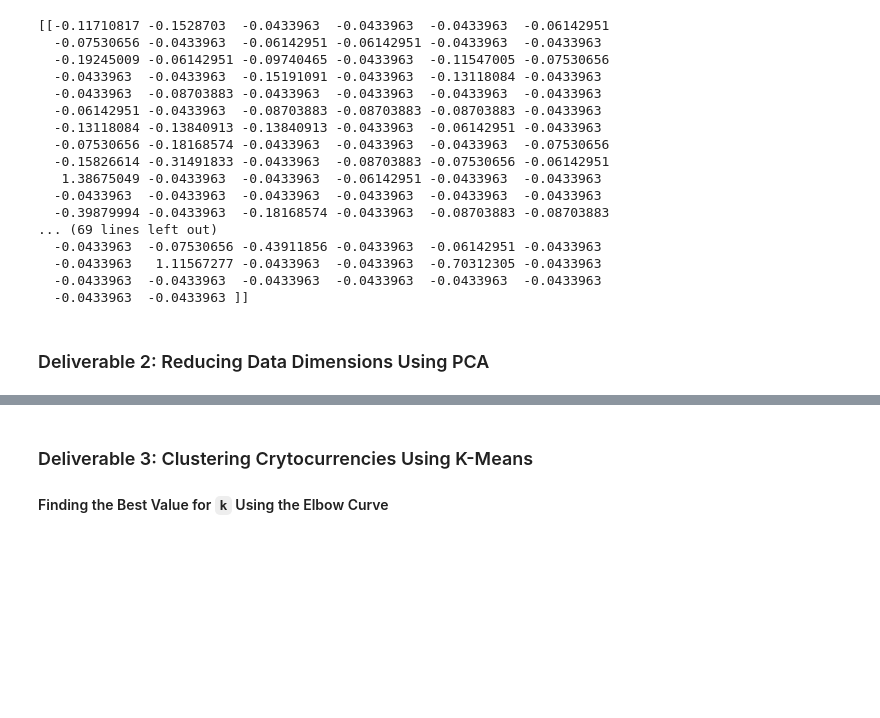
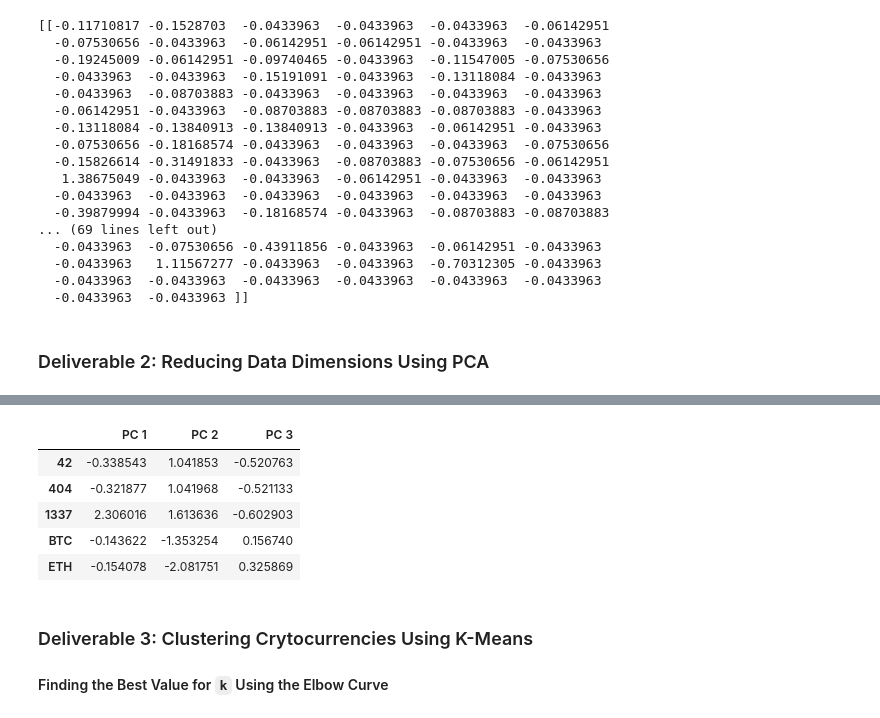
Before and after one commit to limaggieling/cryptocurrencies, a Jupyter notebook: crypto_clustering.ipynb, the cells around one changed output, grey strips where cells are left out. Saved outputs shown, nothing was run; the diff lists cells and outputs as text; code cells hidden in the pictures; blank space fills up the shorter version.

```diff
--- a/crypto_clustering.ipynb
+++ b/crypto_clustering.ipynb
@@ -157,4 +157,6 @@ print(X_scaled[0:5])
 ### Deliverable 2: Reducing Data Dimensions Using PCA
 # %%
 # Using PCA to reduce dimension to three principal components.
-# YOUR CODE HERE
+pca = PCA(n_components =3)
+crypto_pca = pca.fit_transform(X_scaled)
+crypto_pca
@@ -161,6 +171,14 @@ print(X_scaled[0:5])
 # %%
 # Create a DataFrame with the three principal components.
-# YOUR CODE HERE
+pcs_df = pd.DataFrame(crypto_pca, columns = ["PC 1", "PC 2", "PC 3"], index=crypto_names_df.index)
+pcs_df.head()
+# %% [output]
+|  | PC 1 | PC 2 | PC 3 |
+| 42 | -0.338543 | 1.041853 | -0.520763 |
+| 404 | -0.321877 | 1.041968 | -0.521133 |
+| 1337 | 2.306016 | 1.613636 | -0.602903 |
+| BTC | -0.143622 | -1.353254 | 0.156740 |
+| ETH | -0.154078 | -2.081751 | 0.325869 |
 # %% [markdown]
 ### Deliverable 3: Clustering Crytocurrencies Using K-Means
 
```
Also changed, not shown: parts of 5 cells of this notebook.
